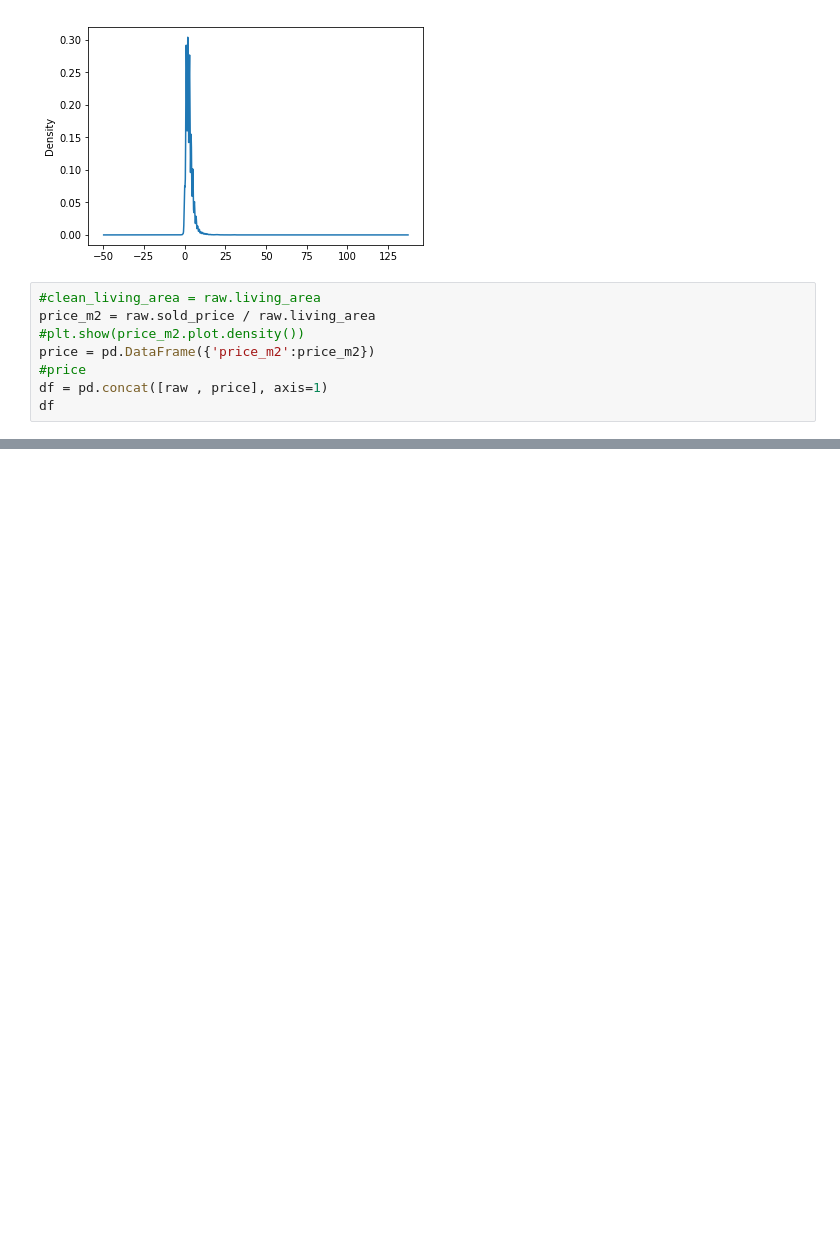
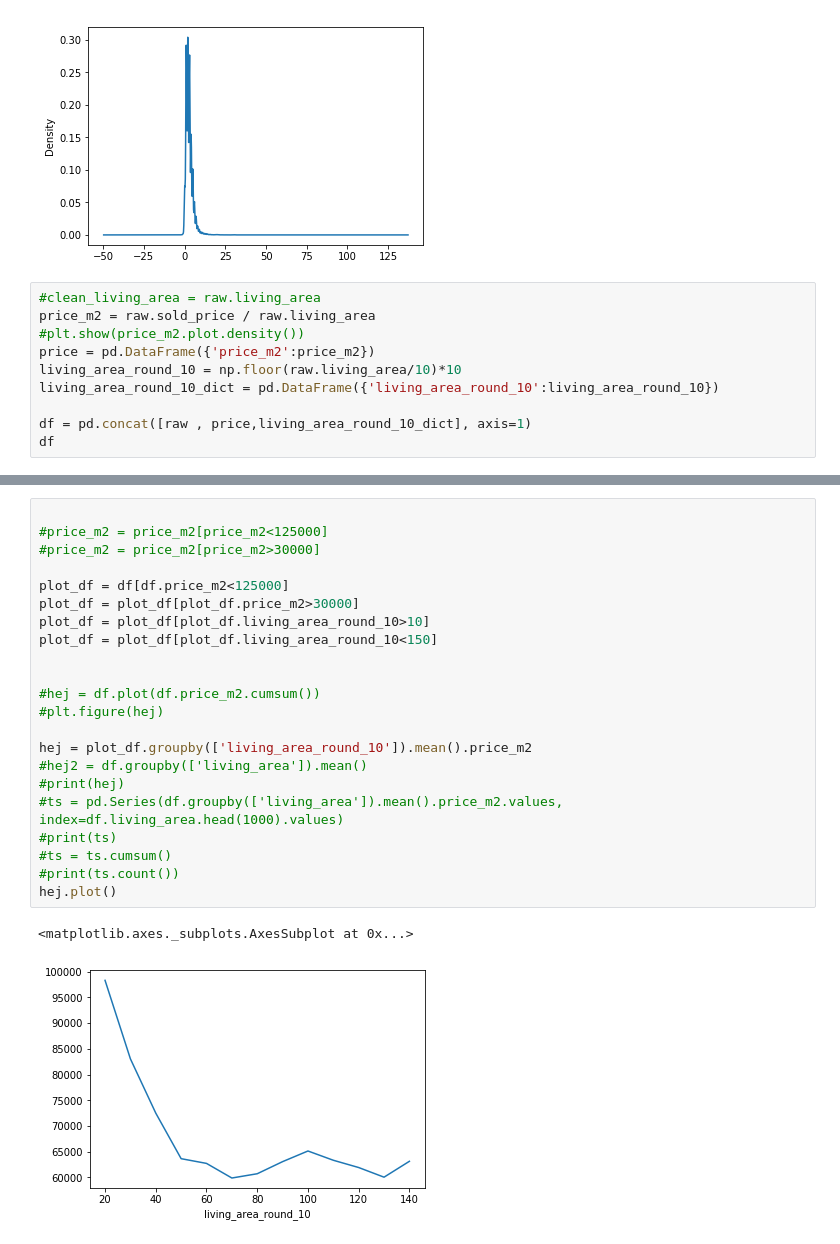
Before and after one commit to filipclaesson/jupyter_apt_analysis, a Jupyter notebook: martins_analys.py.ipynb, the cells around one changed output, grey strips where cells are left out. Cells and saved outputs as stored; diff of their text form; blank space fills up the shorter version.

```diff
--- a/martins_analys.py.ipynb
+++ b/martins_analys.py.ipynb
@@ -34,8 +35,10 @@ floor
 price_m2 = raw.sold_price / raw.living_area
 #plt.show(price_m2.plot.density())
 price = pd.DataFrame({'price_m2':price_m2})
-#price
-df = pd.concat([raw , price], axis=1)
+living_area_round_10 = np.floor(raw.living_area/10)*10
+living_area_round_10_dict = pd.DataFrame({'living_area_round_10':living_area_round_10})
+
+df = pd.concat([raw , price,living_area_round_10_dict], axis=1)
 df
 # %% [output]
 |  | booli_id | published | sold_date | object_type | living_area | rooms | floor | rent | list_price | ... |
@@ -70,0 +62,25 @@ TypeError: int() argument must be a string, a bytes-like object or a number, not
+# %%
+
+#price_m2 = price_m2[price_m2<125000]
+#price_m2 = price_m2[price_m2>30000]
+
+plot_df = df[df.price_m2<125000]
+plot_df = plot_df[plot_df.price_m2>30000]
+plot_df = plot_df[plot_df.living_area_round_10>10]
+plot_df = plot_df[plot_df.living_area_round_10<150]
+
+
+#hej = df.plot(df.price_m2.cumsum())
+#plt.figure(hej)
+
+hej = plot_df.groupby(['living_area_round_10']).mean().price_m2
+#hej2 = df.groupby(['living_area']).mean()
+#print(hej)
+#ts = pd.Series(df.groupby(['living_area']).mean().price_m2.values, index=df.living_area.head(1000).values)
+#print(ts)
+#ts = ts.cumsum()
+#print(ts.count())
+hej.plot()
+# %% [output]
+<matplotlib.axes._subplots.AxesSubplot at 0x...>
+[figure, added]
```
Also changed, not shown: parts of 5 cells of this notebook, 1 other file.
